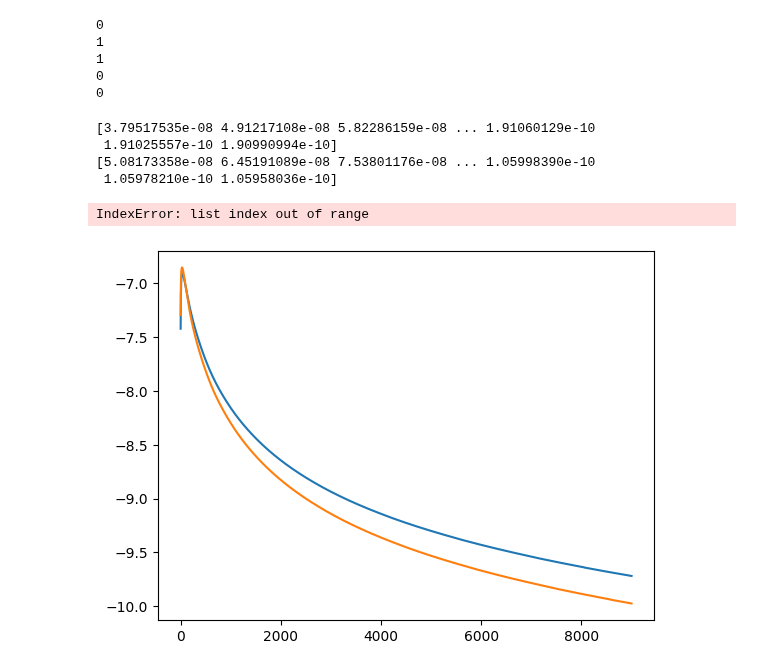
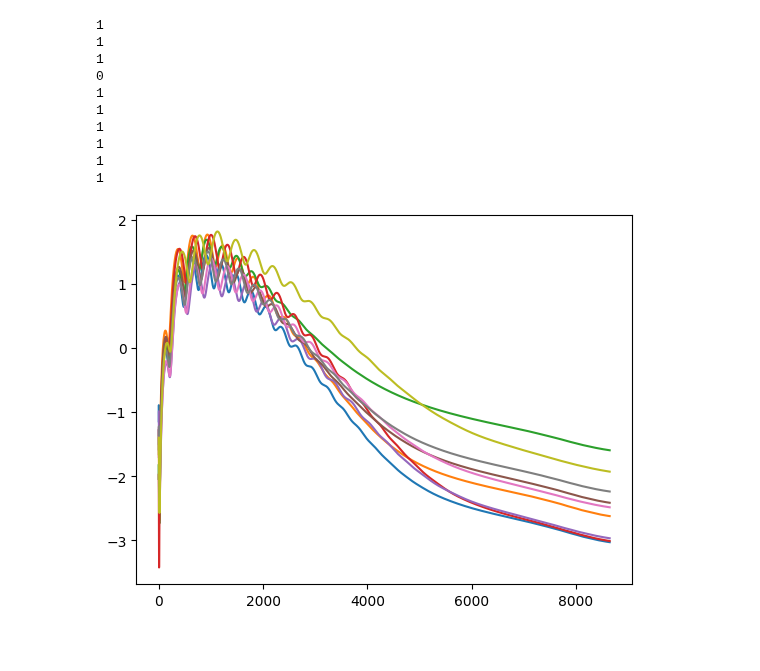
Before and after one commit to keirkwame/axionEmu, a Jupyter notebook: emulator_NN_C_ell_training.ipynb, the cells around one changed output. Drawn from its saved outputs; the diff is of its cells as text; code cells hidden in the pictures.

```diff
--- a/emulator_NN_C_ell_training.ipynb
+++ b/emulator_NN_C_ell_training.ipynb
@@ -46,11 +46,11 @@ with tf.device('/device:GPU:0'):
 with tf.device('/device:GPU:0'):
     import pickle
     collection_list = []
-    num_pkl_files = 5 #Set this number to loop over all the .pkl files that you generated
+    num_pkl_files = 10 #Set this number to loop over all the .pkl files that you generated
     c_ell_name = 'C_tt' #C_tt' #Pick which C_ell you would like to emulate
 
     for i in np.linspace(0, num_pkl_files-1,num_pkl_files):
-        f = open('/home/keir/keir/data_C_ell_LH_ACT_DR6_TTTEEEPP_nonlinear2_'+str(int(i))+'.pkl', 'rb') #C_ell
+        f = open('/home/keir/keir/data_C_ell_LH_ACT_DR6_TTTEEEPP_vary_cosmo_test_wide_derived_'+str(int(i))+'.pkl', 'rb') #C_ell
         collection = pickle.load(f)
         f.close()
         print(len(collection[c_ell_name]))
@@ -59,25 +59,25 @@ with tf.device('/device:GPU:0'):
     import random
     #random.shuffle(collection_list)
 # %% [output]
+1
+1
+1
 0
 1
 1
-0
-0
+1
+1
+1
+1
 # %%
 #for i in range(2):
 #    print(collection_list[i])
-for i in range(1, 5):
+for i in [0,1,2,4,5,6,7,8,9]: #range(0, 10):
     for j in range(1):
-        plt.plot(np.log10(collection_list[i]['C_phi'][j])) #* 1.e+7 / (2. * 3.14)
-        print(collection_list[i]['C_phi'][j])
+        plt.plot(np.log10(collection_list[i]['C_ee'][j])) #* 1.e+7 / (2. * 3.14)
+        #print(collection_list[i]['C_phi'][j])
 # %% [output]
-[3.79517535e-08 4.91217108e-08 5.82286159e-08 ... 1.91060129e-10
- 1.91025557e-10 1.90990994e-10]
-[5.08173358e-08 6.45191089e-08 7.53801176e-08 ... 1.05998390e-10
- 1.05978210e-10 1.05958036e-10]
-IndexError: list index out of range
-[figure, old version]
+[figure, new version]
 # %%
 cut_array = (parameters_list['ma'] < 1.e-25) * (parameters_list['omega_ax'] > 0.1)
 print(cut_array.shape)
```
Also changed, not shown: parts of 1 cell of this notebook, 7 other files.
